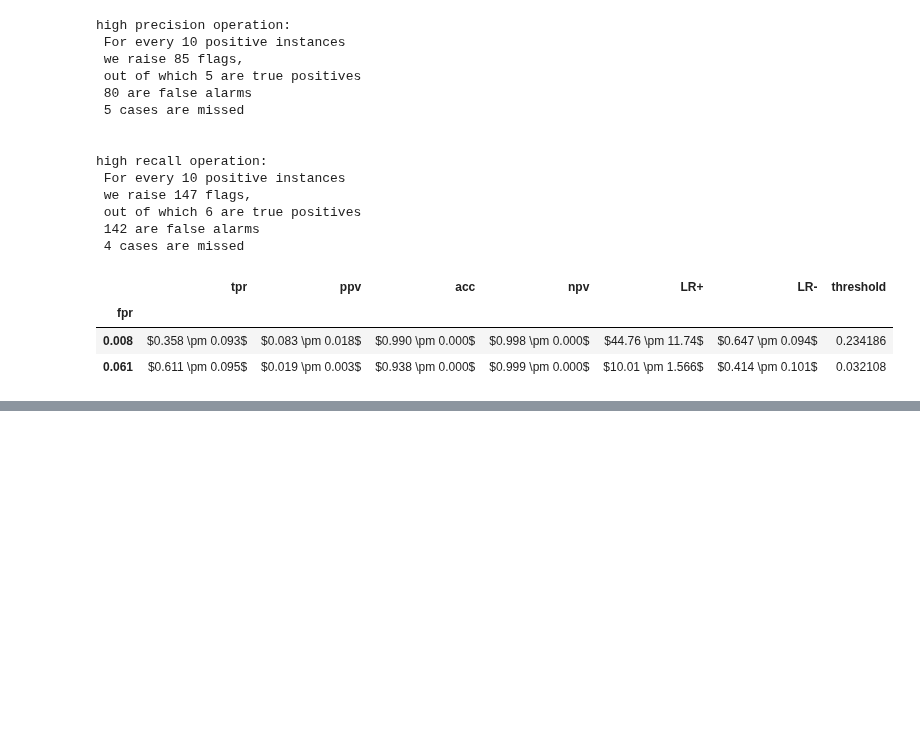
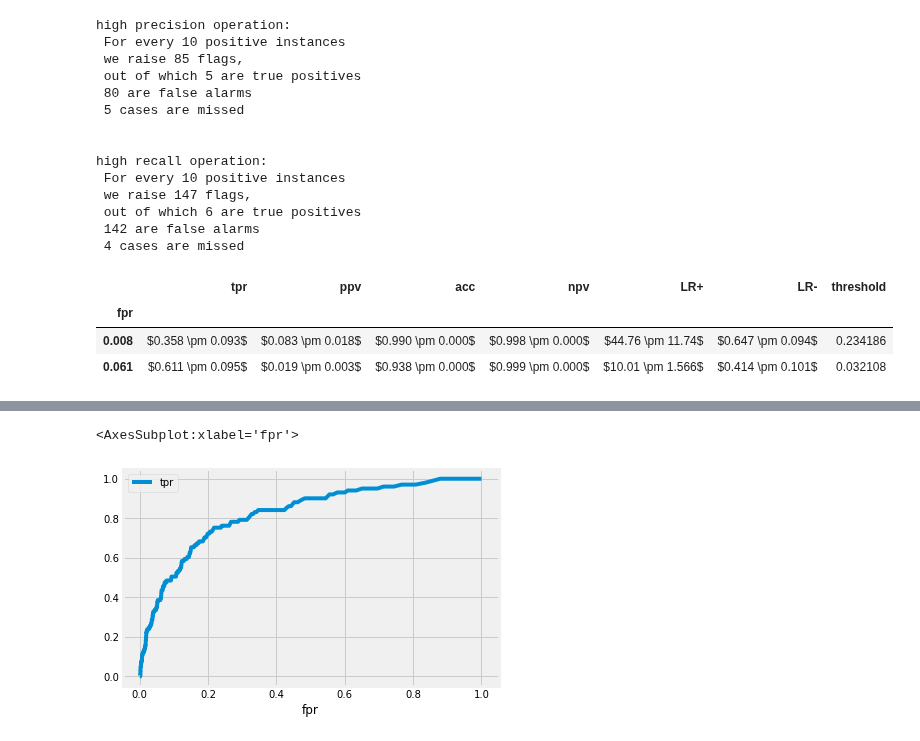
Before and after one commit to zeroknowledgediscovery/zedstat, a Jupyter notebook: examples/example1.ipynb, the cells around one changed output, grey strips where cells are left out. Cells and saved outputs as stored; diff of their text form; code cells hidden in the pictures; blank space fills up the shorter version.

```diff
--- a/examples/example1.ipynb
+++ b/examples/example1.ipynb
@@ -110,0 +113,3 @@ textable(xf,tabname='tmp.tex',FORMAT='%1.3f',INDEX=True,LNTERM='\\\\\\hline\n')
+# %%
+pf=pd.read_csv('./examples_data/id_predictions_M_2.csv',index_col=0)
+pf
@@ -110,0 +131,37 @@ textable(xf,tabname='tmp.tex',FORMAT='%1.3f',INDEX=True,LNTERM='\\\\\\hline\n')
+# %%
+def genroc(df,
+           risk='predicted_risk',
+           target='target',
+           steps=1000,
+           TARGET=[1],
+           outfile=None):
+    '''
+    compute roc curve from raw observation of risk-target information on samples
+    '''
+    threshold={}
+    df_=df[[risk,target]].rename(columns={risk:'risk',target:'target'})
+    delta=(df_.risk.max()-df_.risk.min())/steps
+    for r in np.arange(df_.risk.min(),df_.risk.max()+delta,delta):
+        #print(r)
+        fn=df_[(df_.risk<r) & df_.target.isin(TARGET)].index.size
+        tp=df_[(df_.risk>=r) & df_.target.isin(TARGET)].index.size
+        fp=df_[(df_.risk>=r) & ~df_.target.isin(TARGET)].index.size
+        tn=df_[(df_.risk<r) & ~df_.target.isin(TARGET)].index.size
+        threshold[r]={'tp':tp,'fp':fp,'tn':tn,'fn':fn}
+
+    xf=pd.DataFrame.from_dict(threshold).transpose()
+    xf.index.name='threshold'
+
+    xf=xf.assign(tpr=(xf.tp)/(xf.tp+xf.fn)).assign(fpr=(xf.fp)/(xf.fp+xf.tn))
+    xf=xf[['fpr','tpr']].reset_index()#.set_index('fpr')
+
+    if outfile is not None:
+        xf.to_csv(outfile)
+    return xf,df_.index.size,df_[df_.target.isin(TARGET)].index.size
+# %%
+rf,total_samples,positive_samples=genroc(pf)
+# %%
+rf.plot(x='fpr',y='tpr')
+# %% [output]
+<AxesSubplot:xlabel='fpr'>
+[figure, added]
```
Also changed, not shown: parts of 5 cells of this notebook, 13 other files.
